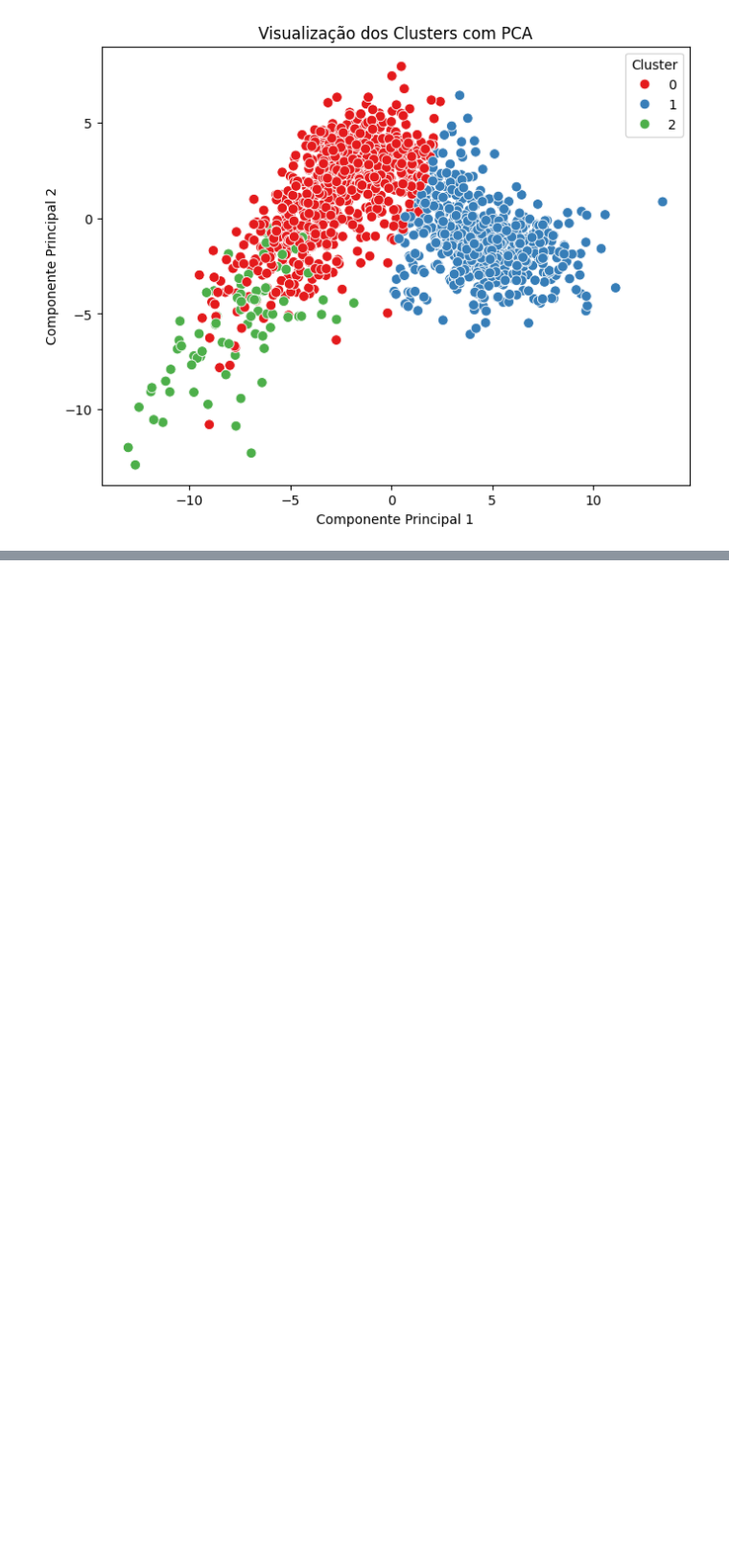
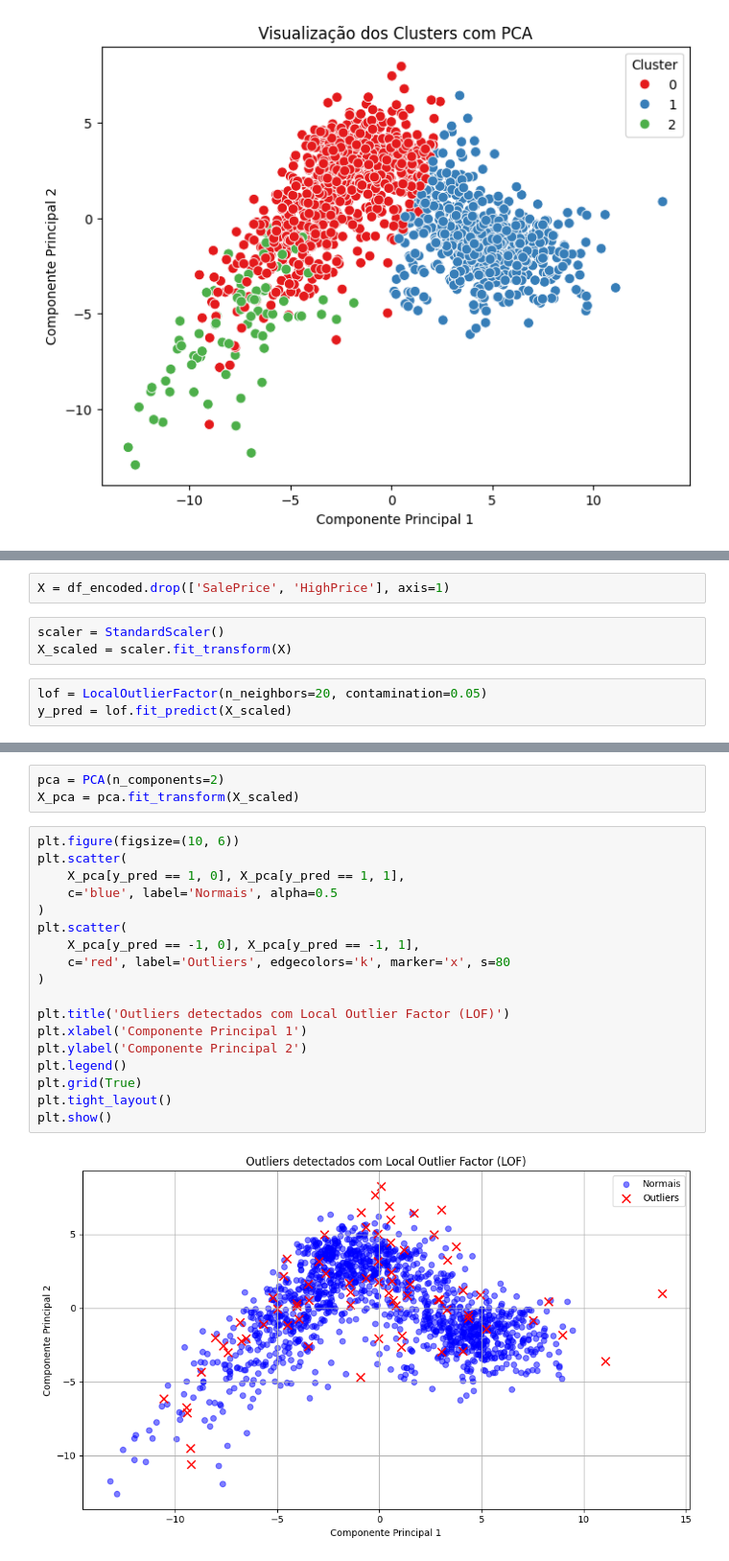
Before and after one commit to ensosampaio/House-Pricing-Analysis, a Jupyter notebook: Trabalho.ipynb, the cells around one changed output, grey strips where cells are left out. Shown at 96% size. Drawn from its saved outputs; the diff is of its cells as text; blank space fills up the shorter version.

```diff
--- a/Trabalho.ipynb
+++ b/Trabalho.ipynb
@@ -292,0 +330,8 @@ KeyboardInterrupt:
+# %%
+X = df_encoded.drop(['SalePrice', 'HighPrice'], axis=1)
+# %%
+scaler = StandardScaler()
+X_scaled = scaler.fit_transform(X)
+# %%
+lof = LocalOutlierFactor(n_neighbors=20, contamination=0.05)
+y_pred = lof.fit_predict(X_scaled)
@@ -292,0 +361,23 @@ KeyboardInterrupt:
+# %%
+pca = PCA(n_components=2)
+X_pca = pca.fit_transform(X_scaled)
+# %%
+plt.figure(figsize=(10, 6))
+plt.scatter(
+    X_pca[y_pred == 1, 0], X_pca[y_pred == 1, 1],
+    c='blue', label='Normais', alpha=0.5
+)
+plt.scatter(
+    X_pca[y_pred == -1, 0], X_pca[y_pred == -1, 1],
+    c='red', label='Outliers', edgecolors='k', marker='x', s=80
+)
+
+plt.title('Outliers detectados com Local Outlier Factor (LOF)')
+plt.xlabel('Componente Principal 1')
+plt.ylabel('Componente Principal 2')
+plt.legend()
+plt.grid(True)
+plt.tight_layout()
+plt.show()
+# %% [output]
+[figure, added]
```
Also changed, not shown: parts of 8 cells of this notebook.
